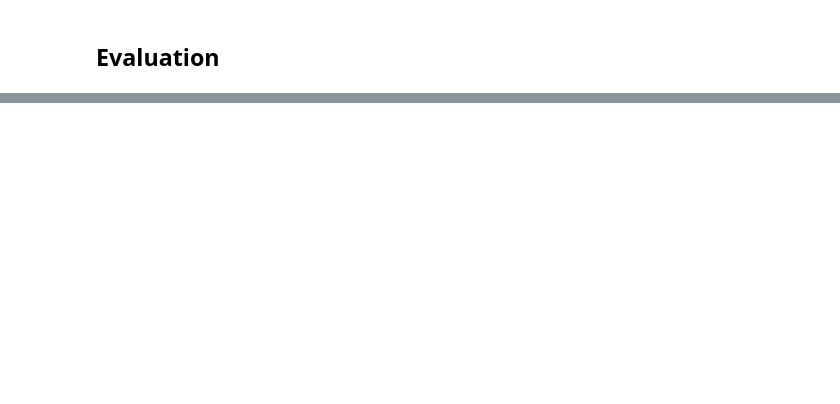
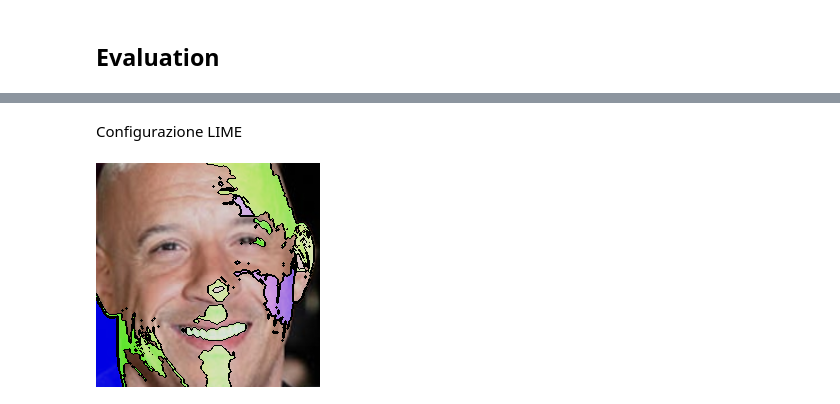
Before and after one commit to DragoneKTM/Digital-signal-and-image-processing, a Jupyter notebook: DSIM_people_identification.ipynb, the cells around one changed output, grey strips where cells are left out. Saved outputs shown, nothing was run; the diff lists cells and outputs as text; code cells hidden in the pictures; blank space fills up the shorter version.

```diff
--- a/DSIM_people_identification.ipynb
+++ b/DSIM_people_identification.ipynb
@@ -269,0 +264,13 @@ ________________________________________________________________________________
+# %% [markdown]
+Configurazione LIME
+# %%
+preds = net.predict(img)
+
+explainer = lime_image.LimeImageExplainer()
+explanation = explainer.explain_instance(img[0].astype('double'), net.predict,  top_labels=1, hide_color=0, num_samples=1000)
+
+temp_2, mask_2 = explanation.get_image_and_mask(explanation.top_labels[0], positive_only=False, num_features=10, hide_rest=False)
+
+cv2_imshow(mark_boundaries(temp_2, mask_2, color=(0,1,0)))
+# %% [output]
+[figure, added]
```
Also changed, not shown: parts of 15 cells of this notebook.
